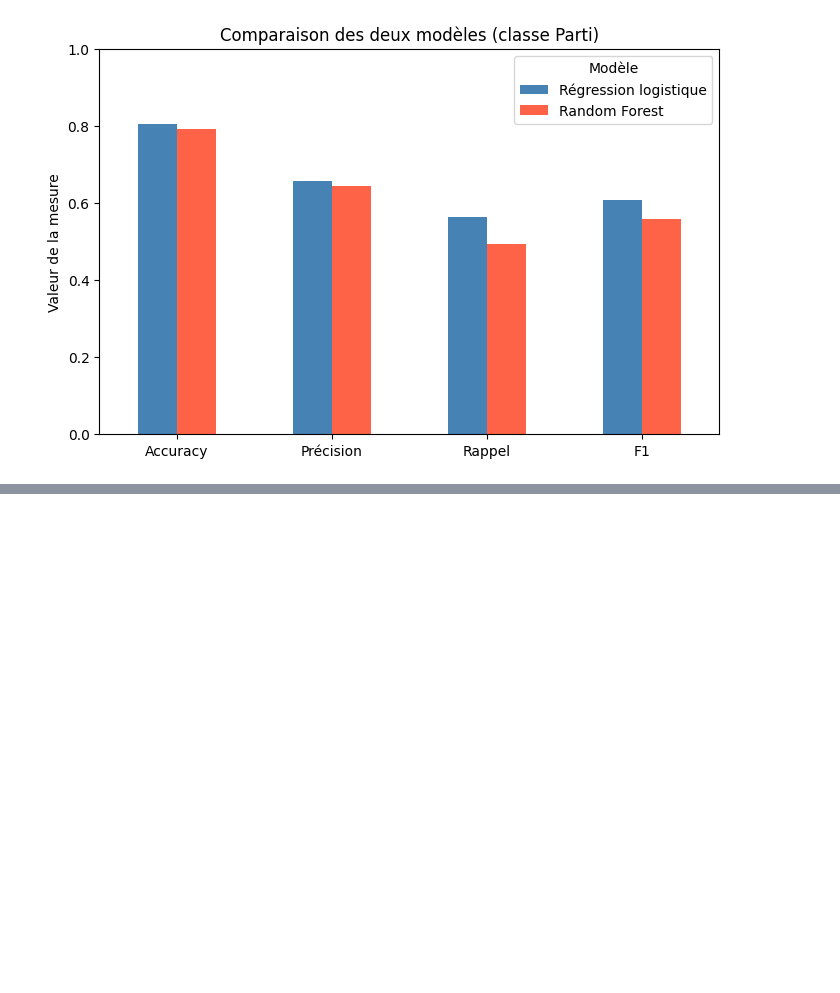
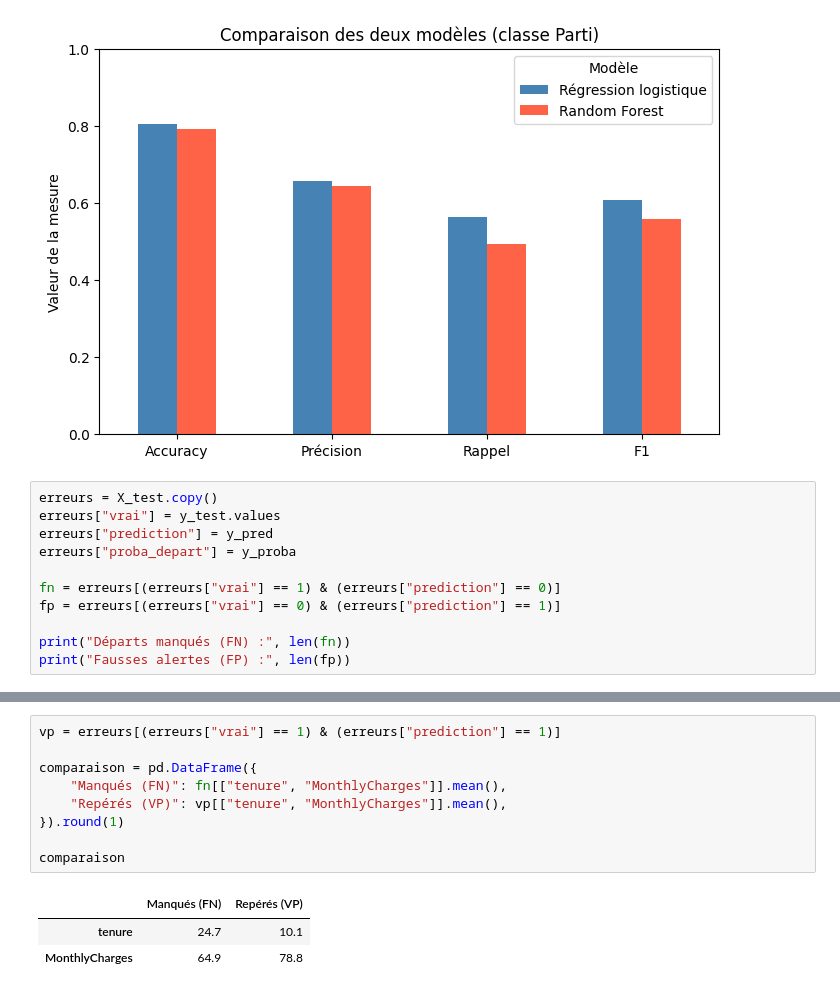
Before and after one commit to emnazayen8-ops/customer-churn-prediction, a Jupyter notebook: churn_projet.ipynb, the cells around one changed output, grey strips where cells are left out. Saved outputs shown, nothing was run; the diff lists cells and outputs as text; blank space fills up the shorter version.

```diff
--- a/churn_projet.ipynb
+++ b/churn_projet.ipynb
@@ -542,3 +542,14 @@ plt.savefig("images/09_comparaison_modeles.png", dpi=150, bbox_inches="tight")
 plt.show()
 # %% [output]
 [figure]
+# %%
+erreurs = X_test.copy()
+erreurs["vrai"] = y_test.values
+erreurs["prediction"] = y_pred
+erreurs["proba_depart"] = y_proba
+
+fn = erreurs[(erreurs["vrai"] == 1) & (erreurs["prediction"] == 0)]
+fp = erreurs[(erreurs["vrai"] == 0) & (erreurs["prediction"] == 1)]
+
+print("Départs manqués (FN) :", len(fn))
+print("Fausses alertes (FP) :", len(fp))
@@ -544,0 +571,13 @@ plt.show()
+# %%
+vp = erreurs[(erreurs["vrai"] == 1) & (erreurs["prediction"] == 1)]
+
+comparaison = pd.DataFrame({
+    "Manqués (FN)": fn[["tenure", "MonthlyCharges"]].mean(),
+    "Repérés (VP)": vp[["tenure", "MonthlyCharges"]].mean(),
+}).round(1)
+
+comparaison
+# %% [output]
+|  | Manqués (FN) | Repérés (VP) |
+| tenure | 24.7 | 10.1 |
+| MonthlyCharges | 64.9 | 78.8 |
```
Also changed, not shown: parts of 10 cells of this notebook.
